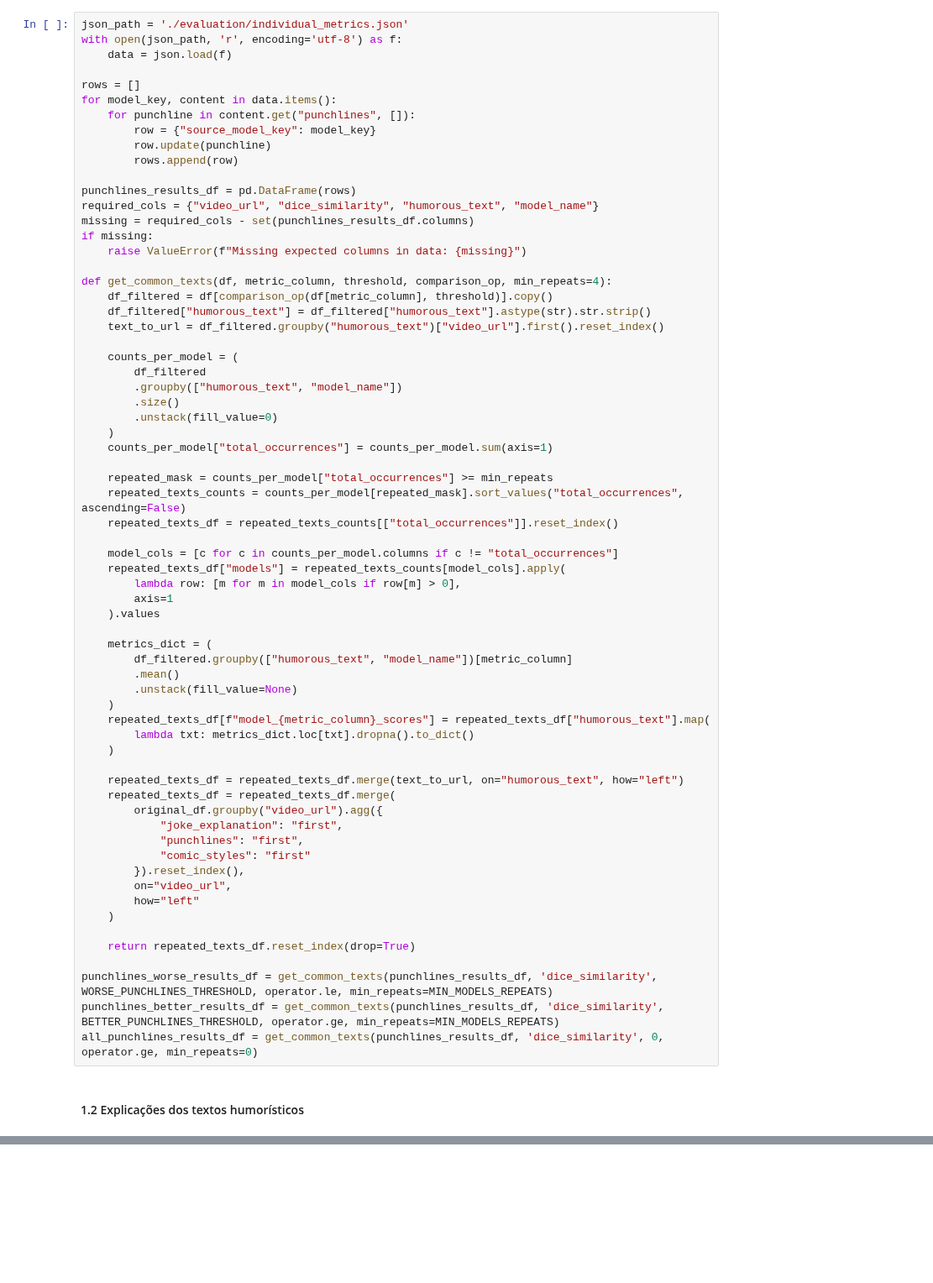
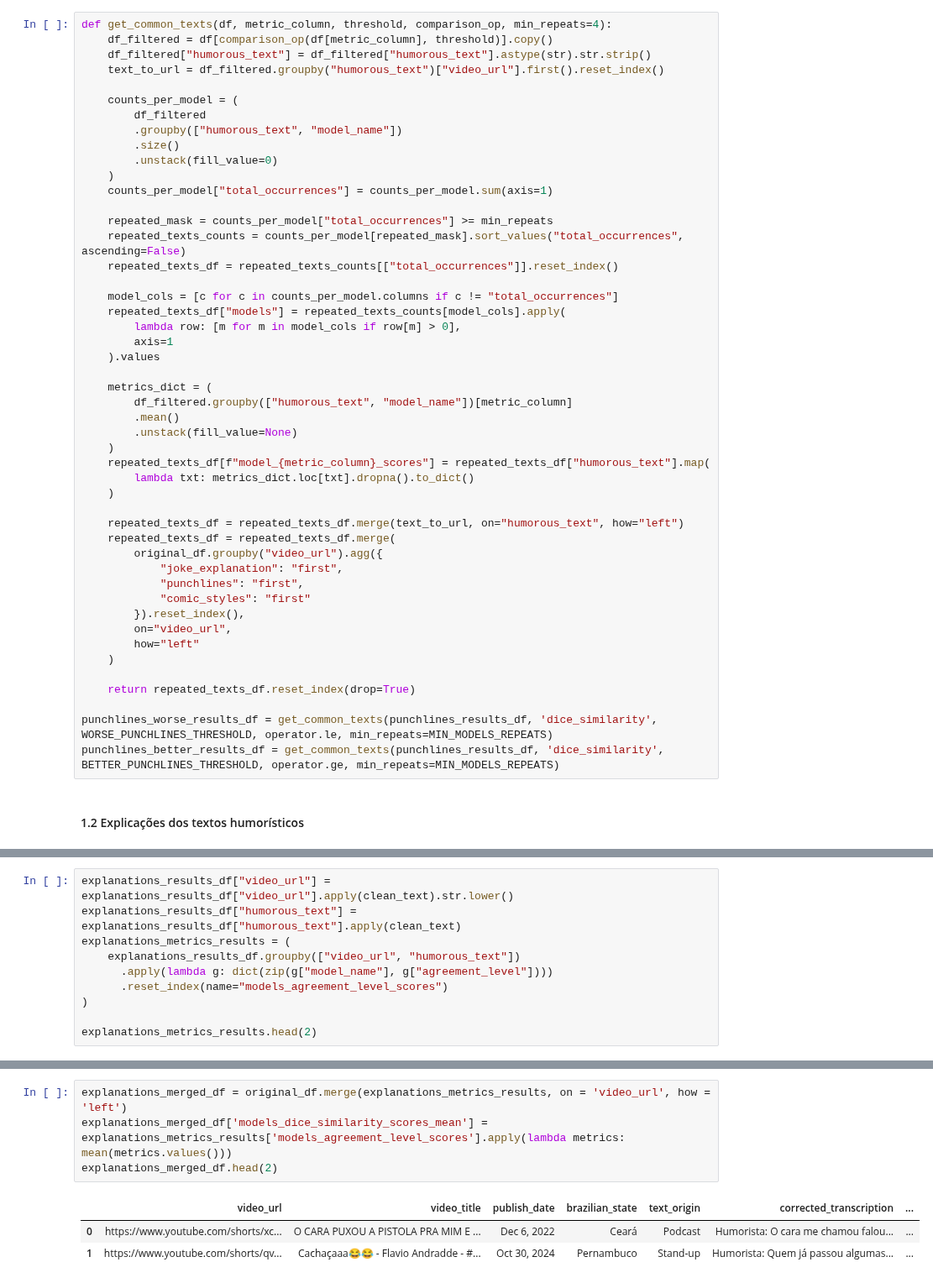
Before and after one commit to llm-pt-ibm/brazilian_northeast_humor_benchmark, a Jupyter notebook: results_exploration.ipynb, the cells around one changed output, grey strips where cells are left out. Shown at 84% size. Saved outputs shown, nothing was run; the diff lists cells and outputs as text; blank space fills up the shorter version.

```diff
--- a/results_exploration.ipynb
+++ b/results_exploration.ipynb
@@ -250,21 +322,4 @@ comic_styles_common_correct_df = get_common_texts_by_style(comic_styles_df, corr
 # %%
-json_path = './evaluation/individual_metrics.json'
-with open(json_path, 'r', encoding='utf-8') as f:
-    data = json.load(f)
-
-rows = []
-for model_key, content in data.items():
-    for punchline in content.get("punchlines", []):
-        row = {"source_model_key": model_key}
-        row.update(punchline)
-        rows.append(row)
-
-punchlines_results_df = pd.DataFrame(rows)
-required_cols = {"video_url", "dice_similarity", "humorous_text", "model_name"}
-missing = required_cols - set(punchlines_results_df.columns)
-if missing:
-    raise ValueError(f"Missing expected columns in data: {missing}")
-
 def get_common_texts(df, metric_column, threshold, comparison_op, min_repeats=4):
     df_filtered = df[comparison_op(df[metric_column], threshold)].copy()
     df_filtered["humorous_text"] = df_filtered["humorous_text"].astype(str).str.strip()
@@ -312,7 +367,6 @@ def get_common_texts(df, metric_column, threshold, comparison_op, min_repeats=4)
 
 punchlines_worse_results_df = get_common_texts(punchlines_results_df, 'dice_similarity', WORSE_PUNCHLINES_THRESHOLD, operator.le, min_repeats=MIN_MODELS_REPEATS)
 punchlines_better_results_df = get_common_texts(punchlines_results_df, 'dice_similarity', BETTER_PUNCHLINES_THRESHOLD, operator.ge, min_repeats=MIN_MODELS_REPEATS)
-all_punchlines_results_df = get_common_texts(punchlines_results_df, 'dice_similarity', 0, operator.ge, min_repeats=0)
 # %% [markdown]
 #### 1.2 Explicações dos textos humorísticos
 # %%
@@ -337,3 +387,13 @@ if missing:
 
 explanations_worse_results_df = get_common_texts(explanations_results_df, 'agreement_level', WORSE_EXPLANATIONS_THRESHOLD, operator.le, min_repeats=MIN_MODELS_REPEATS)
 explanations_better_results_df = get_common_texts(explanations_results_df, 'agreement_level', BETTER_EXPLANATIONS_THRESHOLD, operator.ge, min_repeats=MIN_MODELS_REPEATS)
+# %%
+explanations_results_df["video_url"] = explanations_results_df["video_url"].apply(clean_text).str.lower()
+explanations_results_df["humorous_text"] = explanations_results_df["humorous_text"].apply(clean_text)
+explanations_metrics_results = (
+    explanations_results_df.groupby(["video_url", "humorous_text"])
+      .apply(lambda g: dict(zip(g["model_name"], g["agreement_level"])))
+      .reset_index(name="models_agreement_level_scores")
+)
+
+explanations_metrics_results.head(2)
@@ -339,0 +404,8 @@ explanations_better_results_df = get_common_texts(explanations_results_df, 'agre
+# %%
+explanations_merged_df = original_df.merge(explanations_metrics_results, on = 'video_url', how = 'left')
+explanations_merged_df['models_dice_similarity_scores_mean'] = explanations_metrics_results['models_agreement_level_scores'].apply(lambda metrics: mean(metrics.values()))
+explanations_merged_df.head(2)
+# %% [output]
+|  | video_url | video_title | publish_date | brazilian_state | text_origin | corrected_transcription | ... |
+| 0 | https://www.youtube.com/shorts/xc... | O CARA PUXOU A PISTOLA PRA MIM E ... | Dec 6, 2022 | Ceará | Podcast | Humorista: O cara me chamou falou... | ... |
+| 1 | https://www.youtube.com/shorts/qv... | Cachaçaaa😂😂 - Flavio Andradde - #... | Oct 30, 2024 | Pernambuco | Stand-up | Humorista: Quem já passou algumas... | ... |
```
Also changed, not shown: parts of 11 cells of this notebook.
